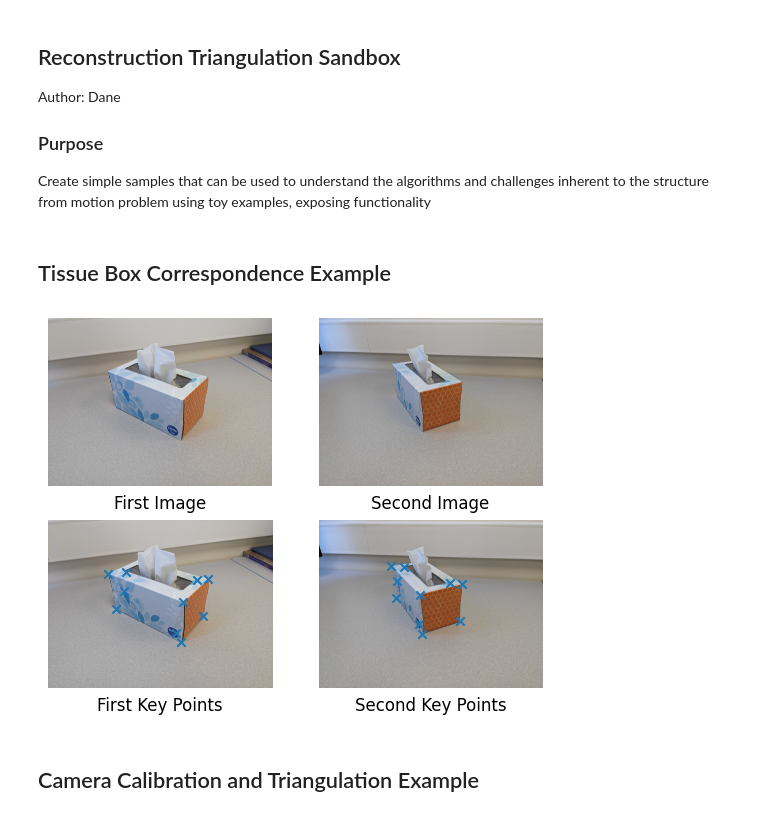
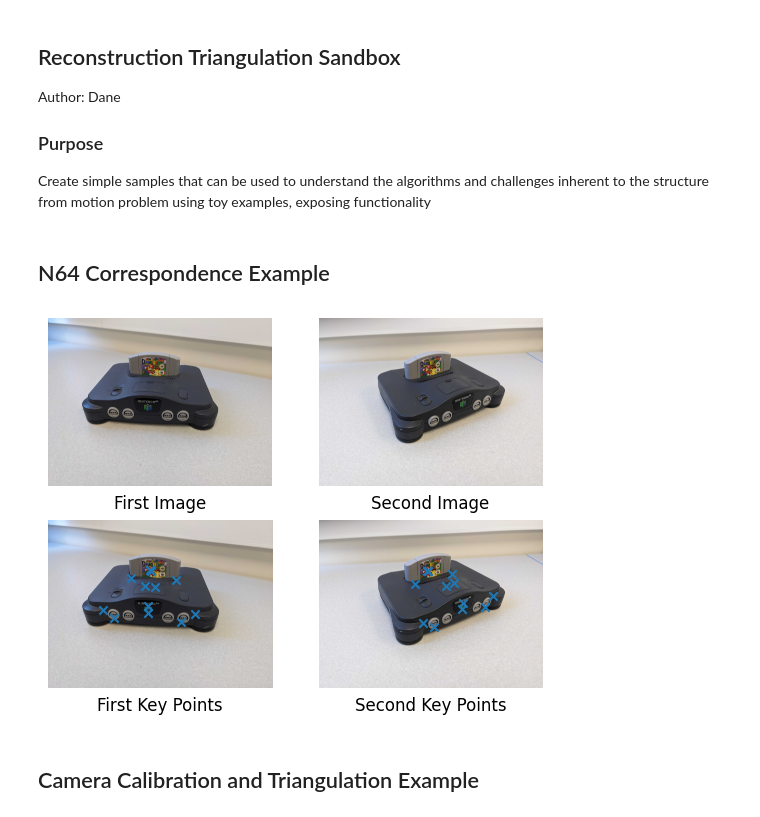
Before and after one commit to kalinnorman/cs650r_groupproject, a Jupyter notebook: dane/Reconstruction Sandbox.ipynb, the cells around one changed output. Saved outputs shown, nothing was run; the diff lists cells and outputs as text; code cells hidden in the pictures.

Commit message:
Added N64 Example image for uncalibrated 3D reconstruction exploration

```diff
--- a/dane/Reconstruction Sandbox.ipynb
+++ b/dane/Reconstruction Sandbox.ipynb
@@ -17,6 +17,9 @@ class Point:
     def __init__(self, x, y):
         self.x = x
         self.y = y
+
+    def __str__(self):
+        return '{0:.2f}'.format(self.x) + ', ' + '{0:.2f}'.format(self.y)
 
 class Snapshot:
     def __init__(self, file_prefix):
@@ -78,7 +81,6 @@ def hartley_normalization(all_snapshot_pts):
         avg_dist_from_center += ( np.sqrt(n_x*n_x + n_y*n_y) )
 
     avg_dist_from_center /= ( len(all_snapshot_pts) )
-    print('New avg distance from center:', avg_dist_from_center)
 
     # Scale points so avg pt distance becomes 'sqrt(2)'
     scale_factor = np.sqrt(2) / avg_dist_from_center
@@ -88,15 +90,13 @@ def hartley_normalization(all_snapshot_pts):
 
     return normalized_pts
 # %% [markdown]
-## Tissue Box Correspondence Example
+## N64 Correspondence Example
 # %%
-box_a = Snapshot('BOX_A')
-box_b = Snapshot('BOX_B')
+n64_a = Snapshot('N64_A')
+n64_b = Snapshot('N64_B')
 
-#hn_pts_a = hartley_normalization(box_a.pts)
-
-display_2_snapshots(box_a, box_b)
+display_2_snapshots(n64_a, n64_b)
 # %% [output]
-[figure, old version]
+[figure, new version]
 # %% [markdown]
 ## Camera Calibration and Triangulation Example
```
Also changed, not shown: parts of 1 cell of this notebook, 4 other files.
